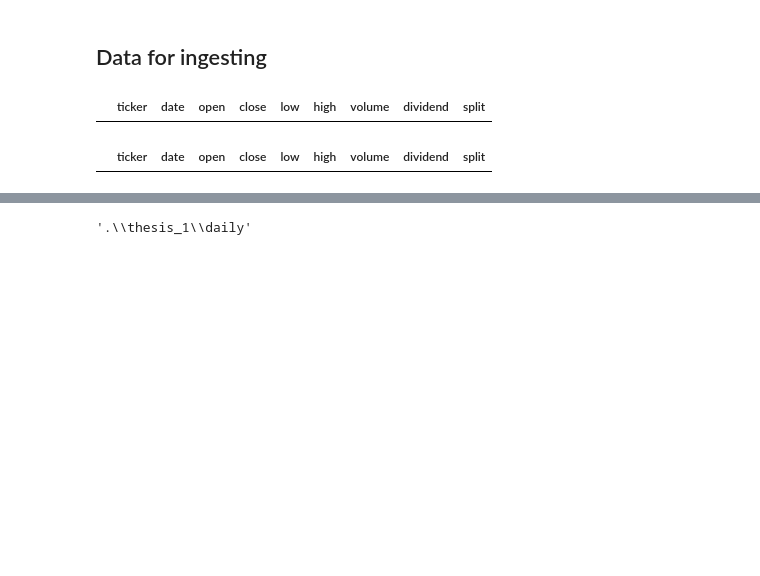
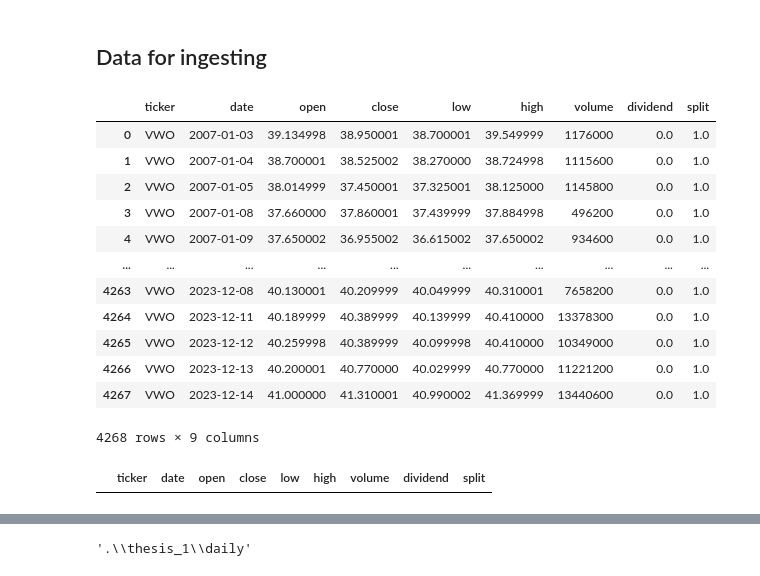
Before and after one commit to dsman1823/master_thesis_backtesting, a Jupyter notebook: data_preparation/data_loader.ipynb, the cells around one changed output, grey strips where cells are left out. Drawn from its saved outputs; the diff is of its cells as text; code cells hidden in the pictures; blank space fills up the shorter version.

```diff
--- a/data_preparation/data_loader.ipynb
+++ b/data_preparation/data_loader.ipynb
@@ -9,11 +6,0 @@ from datetime import datetime
-# %%
-stock_symbol = "GSG"  # Example stock symbol
-
-# Create a Ticker object for the symbol
-ticker = yf.Ticker(stock_symbol)
-
-# Specify the start and end dates for the period you're interested in
-
-# Fetch the historical data for the specified period
-historical_data = ticker.history(start=startdate, end=enddate)
-historical_data[historical_data['Dividends'] != 0]
@@ -79,16 +61,27 @@ for t in tickerStrings:
     # Fetch the historical data for the specified period
     historical_data = ticker.history(start=startdate, end=enddate)
     ingesting_data.loc[ingesting_data['ticker'] == t, 'dividend'] = historical_data['Dividends'].values
-    ingesting_data.loc[ingesting_data['ticker'] == t, 'split'] = historical_data['Stock Splits'].values
+    ingesting_data.loc[ingesting_data['ticker'] == t, 'split'] = 1 #historical_data['Stock Splits'].values
 # %%
 # ['XLY', 'EEM', 'DBC', 'XLE', 'XLF', 'GSG']
 # %%
-tmp = ingesting_data[ingesting_data['ticker'] == 'XLY']
+tmp = ingesting_data[ingesting_data['ticker'] == 'VWO']
 tmp[tmp['split'] != 0]
 # %% [output]
 |  | ticker | date | open | close | low | high | volume | dividend | split |
+| 0 | VWO | 2007-01-03 | 39.134998 | 38.950001 | 38.700001 | 39.549999 | 1176000 | 0.0 | 1.0 |
+| 1 | VWO | 2007-01-04 | 38.700001 | 38.525002 | 38.270000 | 38.724998 | 1115600 | 0.0 | 1.0 |
+| 2 | VWO | 2007-01-05 | 38.014999 | 37.450001 | 37.325001 | 38.125000 | 1145800 | 0.0 | 1.0 |
+| 3 | VWO | 2007-01-08 | 37.660000 | 37.860001 | 37.439999 | 37.884998 | 496200 | 0.0 | 1.0 |
+| 4 | VWO | 2007-01-09 | 37.650002 | 36.955002 | 36.615002 | 37.650002 | 934600 | 0.0 | 1.0 |
+| ... | ... | ... | ... | ... | ... | ... | ... | ... | ... |
+| 4263 | VWO | 2023-12-08 | 40.130001 | 40.209999 | 40.049999 | 40.310001 | 7658200 | 0.0 | 1.0 |
+| 4264 | VWO | 2023-12-11 | 40.189999 | 40.389999 | 40.139999 | 40.410000 | 13378300 | 0.0 | 1.0 |
+| 4265 | VWO | 2023-12-12 | 40.259998 | 40.389999 | 40.099998 | 40.410000 | 10349000 | 0.0 | 1.0 |
+| 4266 | VWO | 2023-12-13 | 40.200001 | 40.770000 | 40.029999 | 40.770000 | 11221200 | 0.0 | 1.0 |
+| 4267 | VWO | 2023-12-14 | 41.000000 | 41.310001 | 40.990002 | 41.369999 | 13440600 | 0.0 | 1.0 |
+4268 rows × 9 columns
-# %%
-tmp = ingesting_data[ingesting_data['ticker'] == 'XLY']
-tmp[tmp['dividend'] != 0]
-# %% [output]
-|  | ticker | date | open | close | low | high | volume | dividend | split |
+# %%
+ingesting_data[ingesting_data['volume'] == 0]
+# %% [output]
+|  | ticker | date | open | close | low | high | volume | dividend | split |
```
Also changed, not shown: parts of 5 cells of this notebook, 8 other files.
